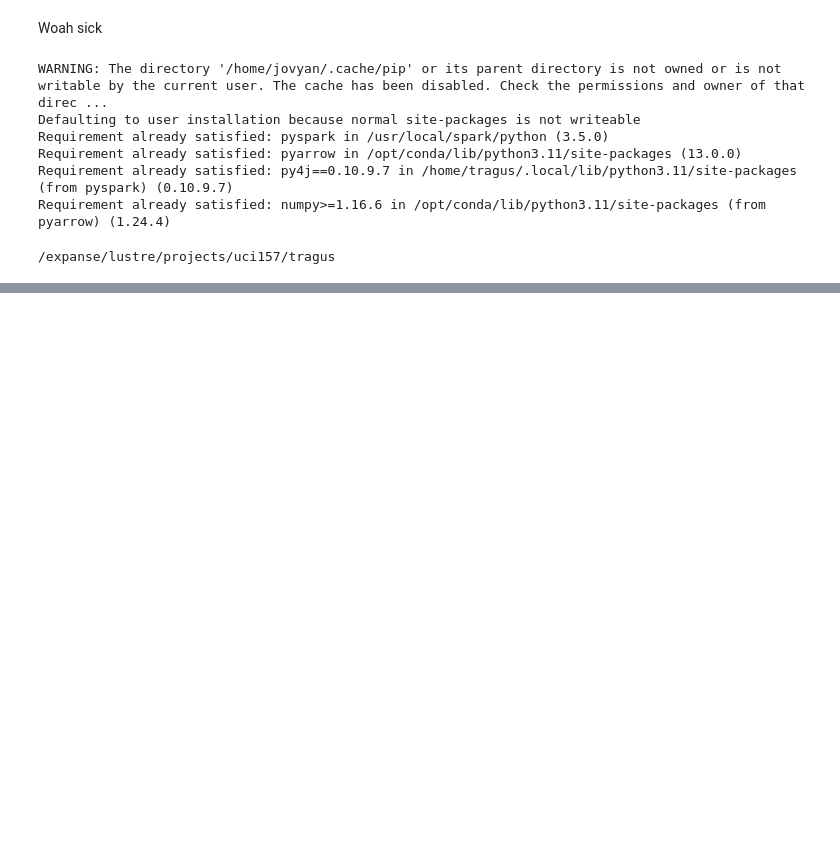
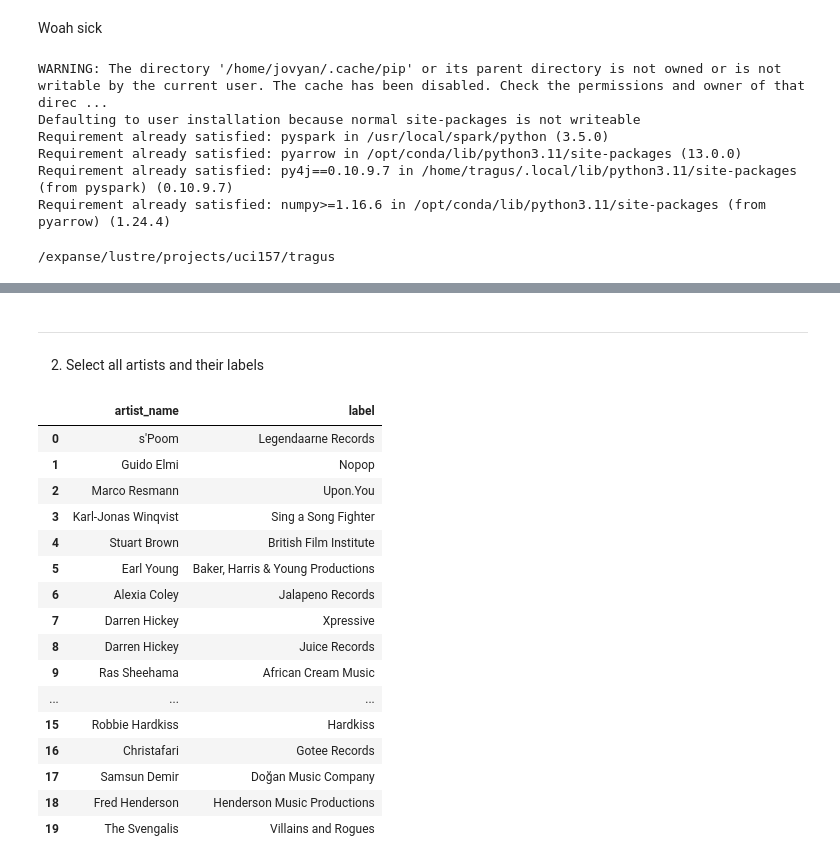
Before and after one commit to rowheaton/ragus-wheaton-iribe-232, a Jupyter notebook: musicbrainz_tom.ipynb, the cells around one changed output, grey strips where cells are left out. Drawn from its saved outputs; the diff is of its cells as text; code cells hidden in the pictures; blank space fills up the shorter version.

```diff
--- a/musicbrainz_tom.ipynb
+++ b/musicbrainz_tom.ipynb
@@ -26,2 +46,5 @@ As a proof of concept my goal tonight is just to get some tables loaded with Spa
 # %%
 MBDUMP = "musicbrainz_project/raw_data/mbdump"
+# %%
+def peek(df, n=3):
+    return display(df.limit(n).toPandas())
@@ -28,3 +353,6 @@ MBDUMP = "musicbrainz_project/raw_data/mbdump"
+# %%
+for table_name, df in dfs.items():
+    df.createOrReplaceTempView(table_name)
 # %%
 def peek(df, n=20):
     return display(df.limit(n).toPandas())
@@ -255,0 +386,29 @@ Total labels:
+# %% [markdown]
+***
+
+2. Select all artists and their labels
+# %%
+peek(spark.sql("""
+    SELECT a.name AS artist_name, l.name AS label
+    FROM l_artist_label lal
+    JOIN artist a ON lal.entity0 = a.id
+    JOIN label l ON lal.entity1 = l.id
+"""))
+# %% [output]
+|  | artist_name | label |
+| 0 | s'Poom | Legendaarne Records |
+| 1 | Guido Elmi | Nopop |
+| 2 | Marco Resmann | Upon.You |
+| 3 | Karl-Jonas Winqvist | Sing a Song Fighter |
+| 4 | Stuart Brown | British Film Institute |
+| 5 | Earl Young | Baker, Harris & Young Productions |
+| 6 | Alexia Coley | Jalapeno Records |
+| 7 | Darren Hickey | Xpressive |
+| 8 | Darren Hickey | Juice Records |
+| 9 | Ras Sheehama | African Cream Music |
+| ... | ... | ... |
+| 15 | Robbie Hardkiss | Hardkiss |
+| 16 | Christafari | Gotee Records |
+| 17 | Samsun Demir | Doğan Music Company |
+| 18 | Fred Henderson | Henderson Music Productions |
+| 19 | The Svengalis | Villains and Rogues |
```
Also changed, not shown: parts of 28 cells of this notebook.
